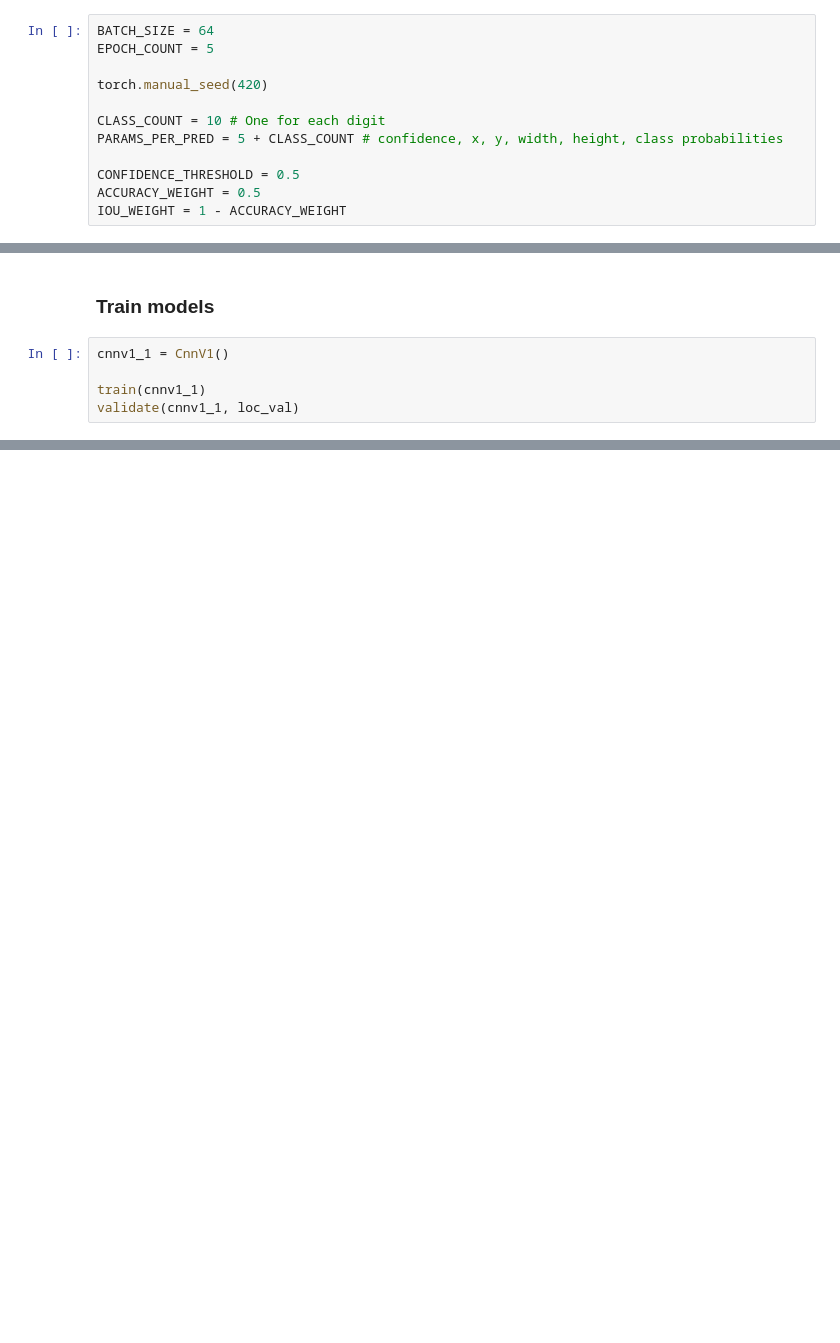
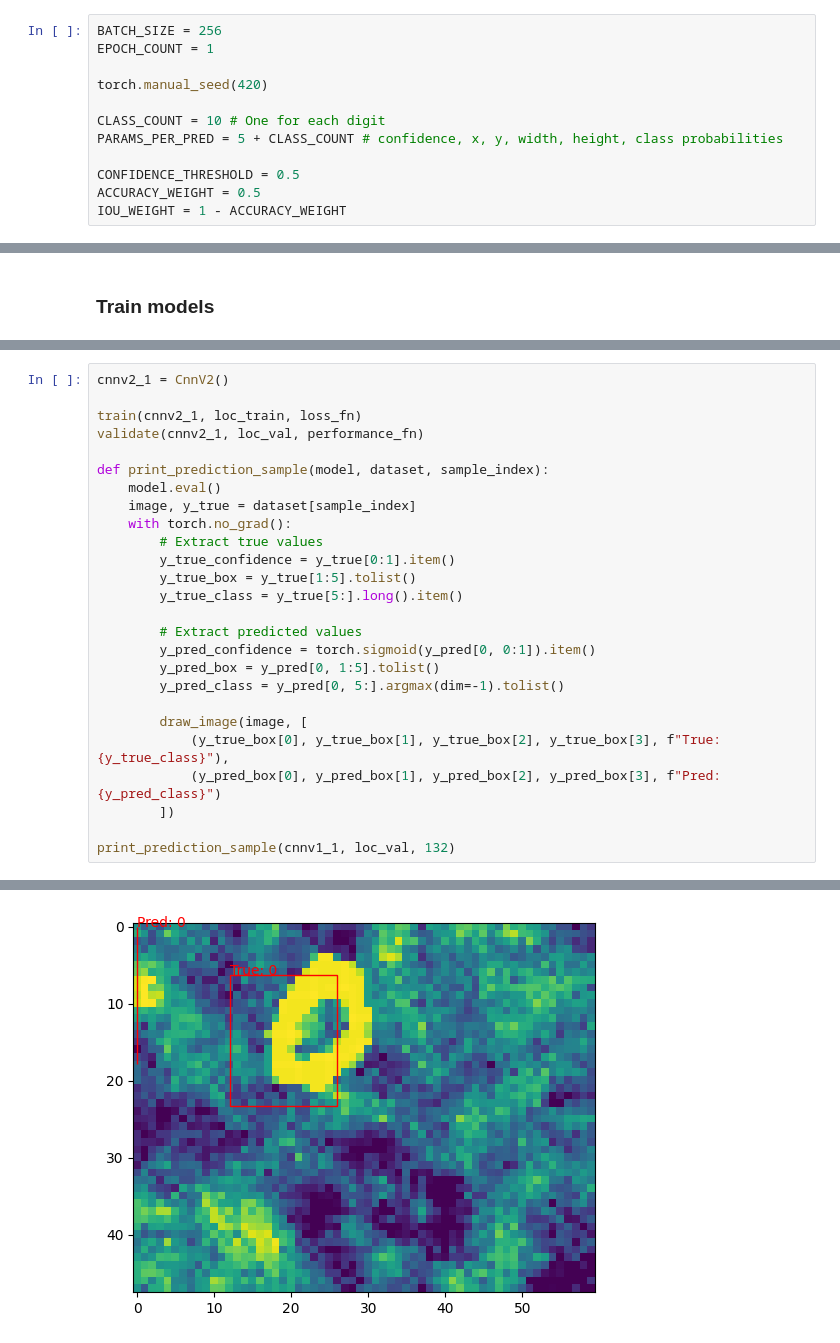
Before and after one commit to MatsM16/uib.inf265.project2, a Jupyter notebook: assignment.ipynb, the cells around one changed output, grey strips where cells are left out. Cells and saved outputs as stored; diff of their text form; blank space fills up the shorter version.

Commit message:
Added progress and two models

```diff
--- a/assignment.ipynb
+++ b/assignment.ipynb
@@ -8,8 +10,8 @@ import torch.nn as nn
 # %% [markdown]
 ### Config
 # %%
-BATCH_SIZE = 64
-EPOCH_COUNT = 5
+BATCH_SIZE = 256
+EPOCH_COUNT = 1
 
 torch.manual_seed(420)
 
@@ -231,7 +332,2 @@ def validate(model, dataset):
 # %% [markdown]
 ### Train models
-# %%
-cnnv1_1 = CnnV1()
-
-train(cnnv1_1)
-validate(cnnv1_1, loc_val)
@@ -244,0 +334,27 @@ Validation - Accuracy: 0.08757575757575757, IoU: 1.2817654849965137, Performance
+# %%
+cnnv2_1 = CnnV2()
+
+train(cnnv2_1, loc_train, loss_fn)
+validate(cnnv2_1, loc_val, performance_fn)
+
+def print_prediction_sample(model, dataset, sample_index):
+    model.eval()
+    image, y_true = dataset[sample_index]
+    with torch.no_grad():
+        # Extract true values
+        y_true_confidence = y_true[0:1].item()
+        y_true_box = y_true[1:5].tolist()
+        y_true_class = y_true[5:].long().item()
+
+        # Extract predicted values
+        y_pred_confidence = torch.sigmoid(y_pred[0, 0:1]).item()
+        y_pred_box = y_pred[0, 1:5].tolist()
+        y_pred_class = y_pred[0, 5:].argmax(dim=-1).tolist()
+
+        draw_image(image, [
+            (y_true_box[0], y_true_box[1], y_true_box[2], y_true_box[3], f"True: {y_true_class}"),
+            (y_pred_box[0], y_pred_box[1], y_pred_box[2], y_pred_box[3], f"Pred: {y_pred_class}")
+        ])
+
+print_prediction_sample(cnnv1_1, loc_val, 132)
+# %% [output]
@@ -244,0 +363 @@ Validation - Accuracy: 0.08757575757575757, IoU: 1.2817654849965137, Performance
+[figure, added]
```
Also changed, not shown: parts of 11 cells of this notebook, 2 other files.
